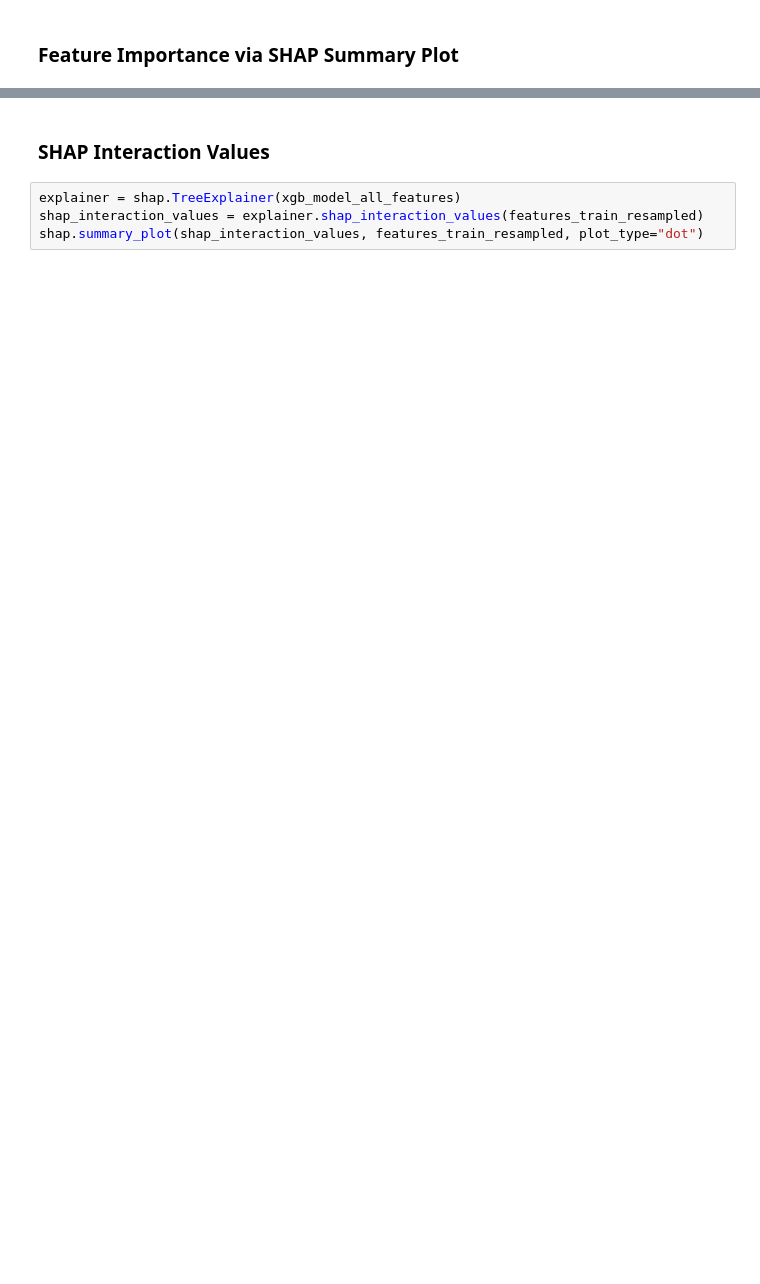
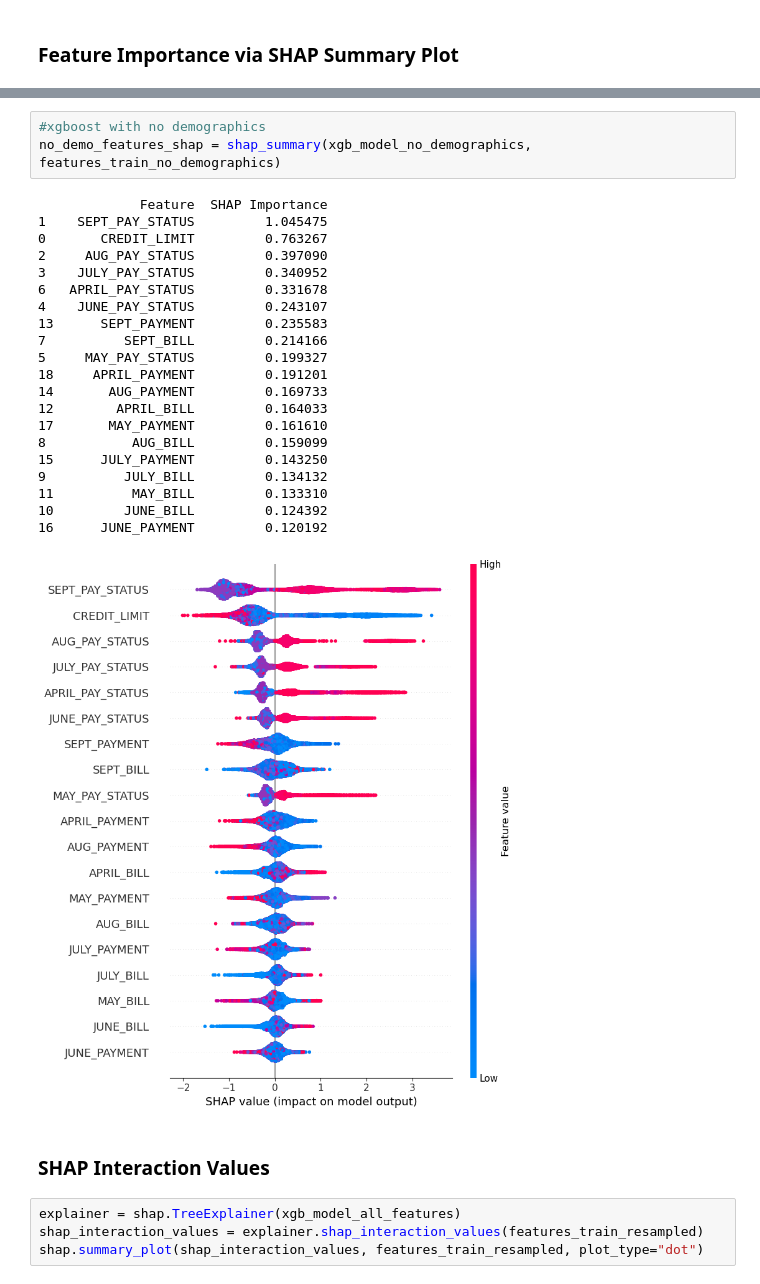
Before and after one commit to DatasanAli/AAI-501-Grp1, a Jupyter notebook: notebooks/xgboost.ipynb, the cells around one changed output, grey strips where cells are left out. Drawn from its saved outputs; the diff is of its cells as text; blank space fills up the shorter version.

```diff
--- a/notebooks/xgboost.ipynb
+++ b/notebooks/xgboost.ipynb
@@ -316,3 +261,28 @@ else:
+# %%
+#xgboost with no demographics
+no_demo_features_shap = shap_summary(xgb_model_no_demographics, features_train_no_demographics)
+# %% [output]
+             Feature  SHAP Importance
+1    SEPT_PAY_STATUS         1.045475
+0       CREDIT_LIMIT         0.763267
+2     AUG_PAY_STATUS         0.397090
+3    JULY_PAY_STATUS         0.340952
+6   APRIL_PAY_STATUS         0.331678
+4    JUNE_PAY_STATUS         0.243107
+13      SEPT_PAYMENT         0.235583
+7          SEPT_BILL         0.214166
+5     MAY_PAY_STATUS         0.199327
+18     APRIL_PAYMENT         0.191201
+14       AUG_PAYMENT         0.169733
+12        APRIL_BILL         0.164033
+17       MAY_PAYMENT         0.161610
+8           AUG_BILL         0.159099
+15      JULY_PAYMENT         0.143250
+9          JULY_BILL         0.134132
+11          MAY_BILL         0.133310
+10         JUNE_BILL         0.124392
+16      JUNE_PAYMENT         0.120192
+[figure, added]
 # %% [markdown]
 ### SHAP Interaction Values
 # %%
```
Also changed, not shown: parts of 32 cells of this notebook.
